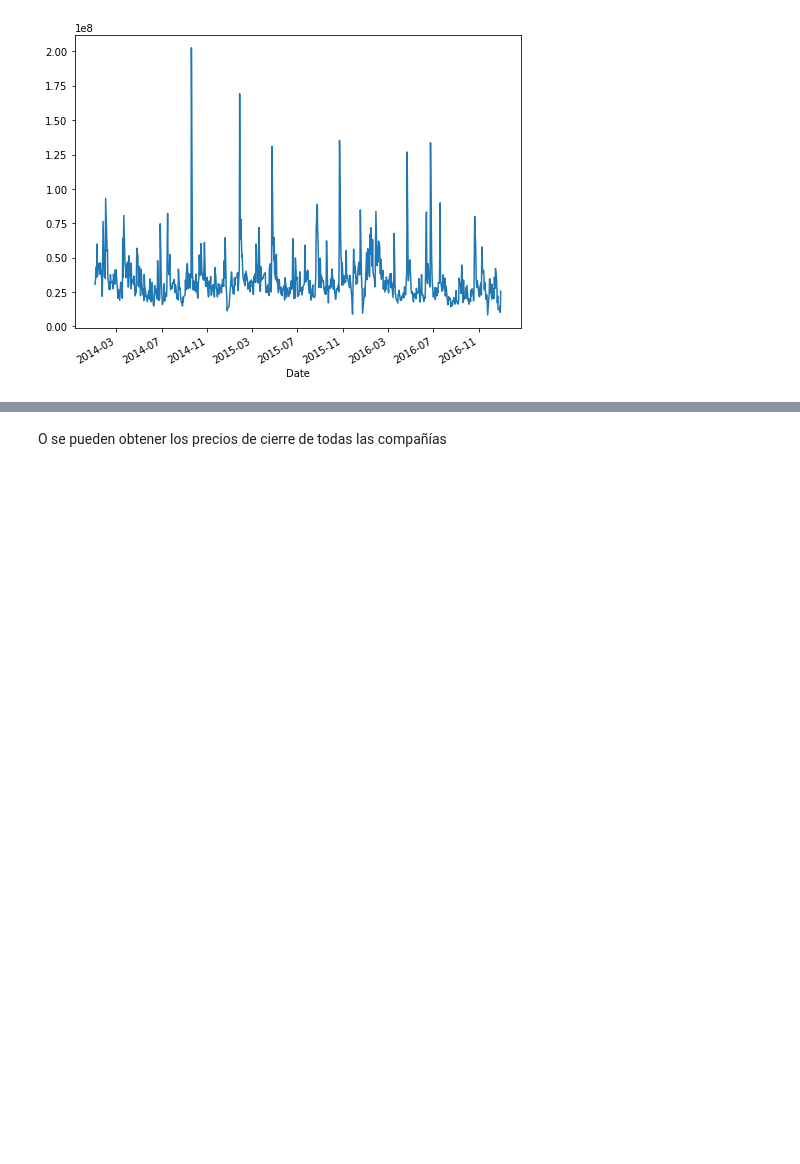
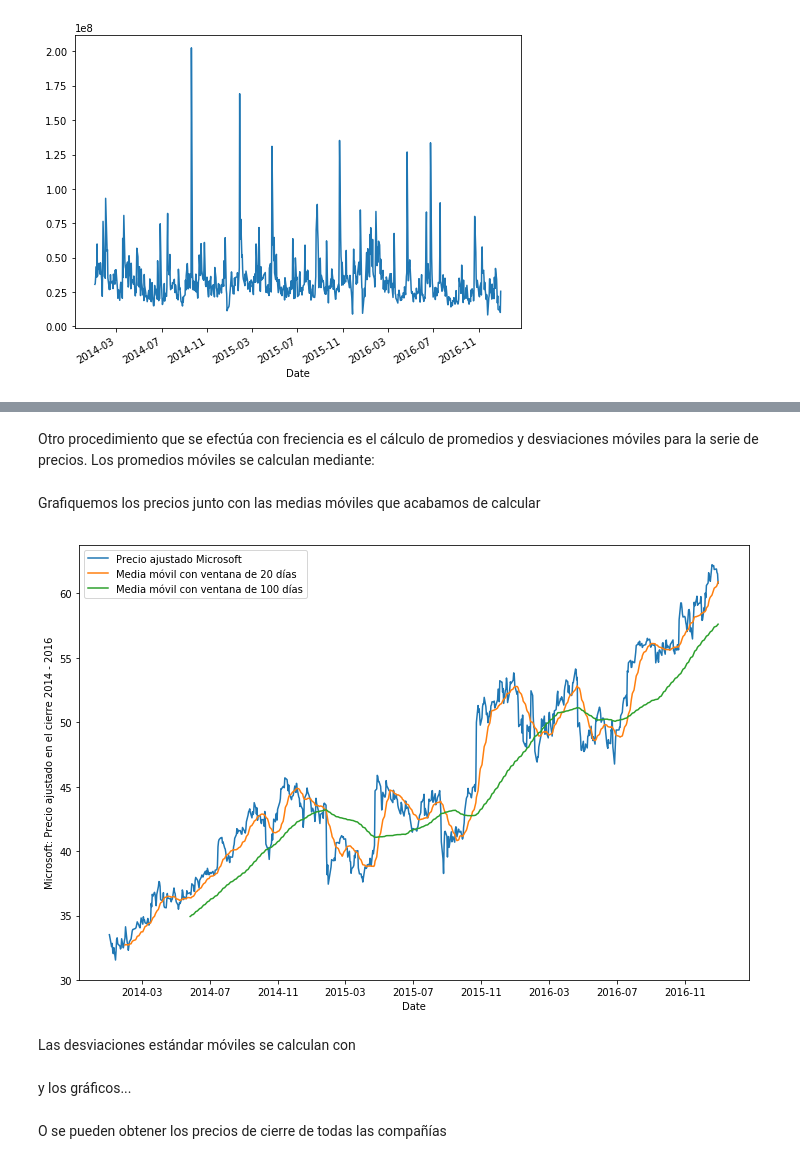
Before and after one commit to esjimenezro/SimRC2018-1, a Jupyter notebook: Modulo1/Clase5_DescargaHistoricos.ipynb, the cells around one changed output, grey strips where cells are left out. Drawn from its saved outputs; the diff is of its cells as text; code cells hidden in the pictures; blank space fills up the shorter version.

```diff
--- a/Modulo1/Clase5_DescargaHistoricos.ipynb
+++ b/Modulo1/Clase5_DescargaHistoricos.ipynb
@@ -286,3 +322,25 @@ msftV.plot(figsize=(8,6));
+# %% [markdown]
+Otro procedimiento que se efectúa con freciencia es el cálculo de promedios y desviaciones móviles para la serie de precios. Los promedios móviles se calculan mediante:
+# %%
+short_rollmean_msftAC = msftAC.rolling(window=20).mean()
+long_rollmean_msftAC = msftAC.rolling(window=100).mean()
+# %% [markdown]
+Grafiquemos los precios junto con las medias móviles que acabamos de calcular
+# %%
+fig = plt.figure(figsize=(12,8))
+ax = fig.add_subplot(1,1,1)
+ax.plot(msftAC.index, msftAC, label='Precio ajustado Microsoft')
+ax.plot(short_rollmean_msftAC.index, short_rollmean_msftAC, label='Media móvil con ventana de 20 días')
+ax.plot(long_rollmean_msftAC.index, long_rollmean_msftAC, label='Media móvil con ventana de 100 días')
+ax.set_xlabel('Date')
+ax.set_ylabel('Microsoft: Precio ajustado en el cierre 2014 - 2016')
+ax.legend(loc='best');
+# %% [output]
+[figure, added]
+# %% [markdown]
+Las desviaciones estándar móviles se calculan con
+# %% [markdown]
+y los gráficos...
 # %% [markdown]
 O se pueden obtener los precios de cierre de todas las compañías
 # %%
```
Also changed, not shown: parts of 60 cells of this notebook.
